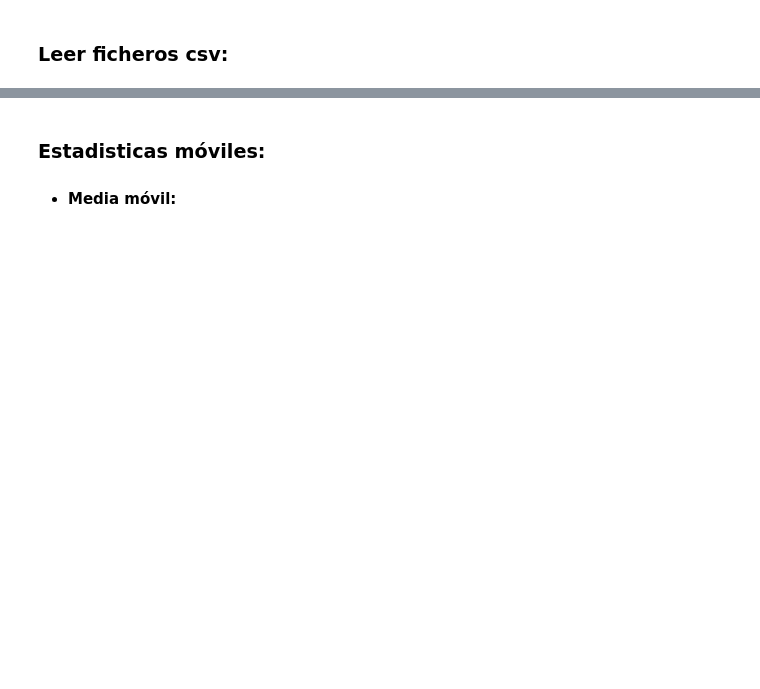
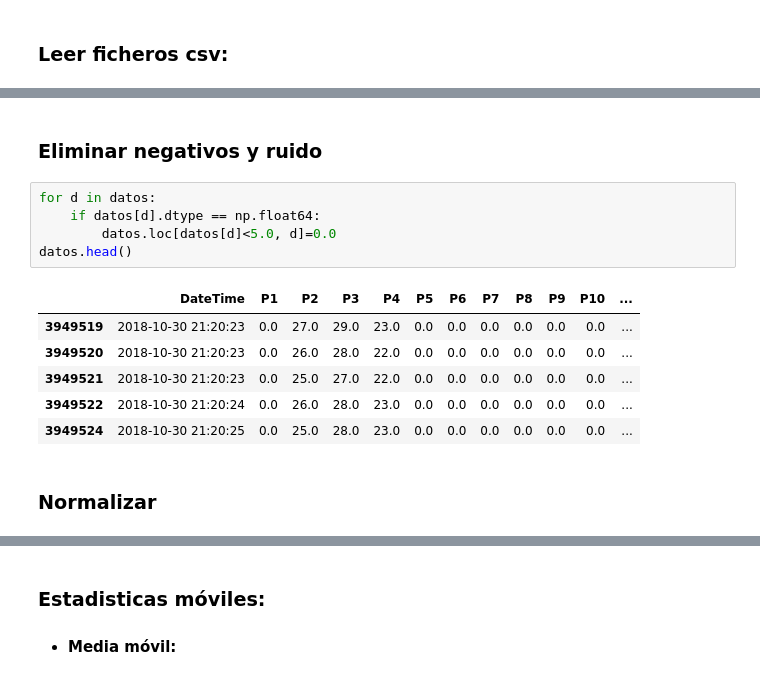
Before and after one commit to aliciaolivaresgil/TFG-SmartBeds, a Jupyter notebook: src/Estadisticas Moviles.ipynb, the cells around one changed output, grey strips where cells are left out. Cells and saved outputs as stored; diff of their text form; blank space fills up the shorter version.

```diff
--- a/src/Estadisticas Moviles.ipynb
+++ b/src/Estadisticas Moviles.ipynb
@@ -63,0 +34,16 @@ datos3.head()
+# %% [markdown]
+### Eliminar negativos y ruido
+# %%
+for d in datos:
+    if datos[d].dtype == np.float64:
+        datos.loc[datos[d]<5.0, d]=0.0
+datos.head()
+# %% [output]
+|  | DateTime | P1 | P2 | P3 | P4 | P5 | P6 | P7 | P8 | P9 | P10 | ... |
+| 3949519 | 2018-10-30 21:20:23 | 0.0 | 27.0 | 29.0 | 23.0 | 0.0 | 0.0 | 0.0 | 0.0 | 0.0 | 0.0 | ... |
+| 3949520 | 2018-10-30 21:20:23 | 0.0 | 26.0 | 28.0 | 22.0 | 0.0 | 0.0 | 0.0 | 0.0 | 0.0 | 0.0 | ... |
+| 3949521 | 2018-10-30 21:20:23 | 0.0 | 25.0 | 27.0 | 22.0 | 0.0 | 0.0 | 0.0 | 0.0 | 0.0 | 0.0 | ... |
+| 3949522 | 2018-10-30 21:20:24 | 0.0 | 26.0 | 28.0 | 23.0 | 0.0 | 0.0 | 0.0 | 0.0 | 0.0 | 0.0 | ... |
+| 3949524 | 2018-10-30 21:20:25 | 0.0 | 25.0 | 28.0 | 23.0 | 0.0 | 0.0 | 0.0 | 0.0 | 0.0 | 0.0 | ... |
+# %% [markdown]
+### Normalizar
```
Also changed, not shown: parts of 18 cells of this notebook, 3 other files.
